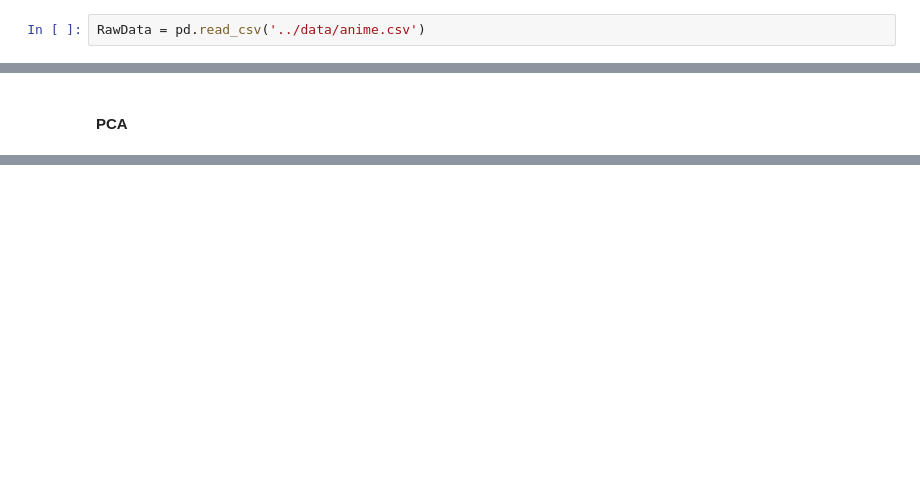
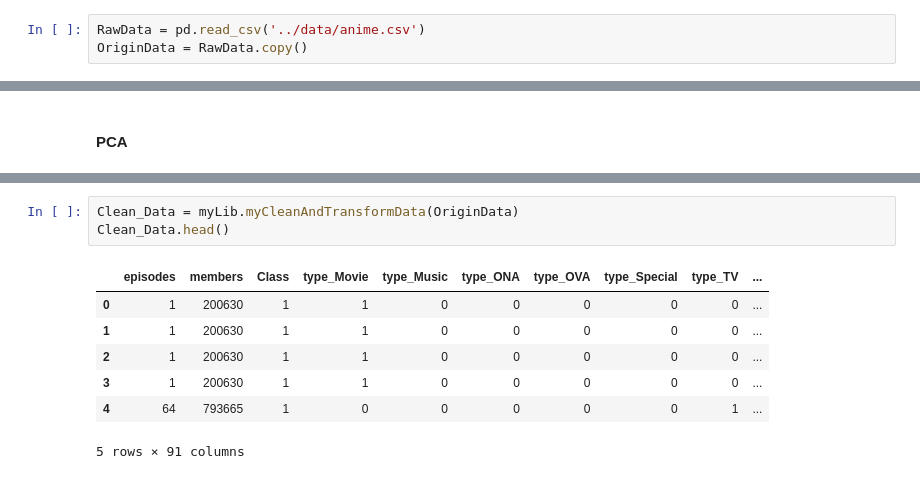
Before and after one commit to ngocbaosp/ML-Projects, a Jupyter notebook: notebooks/EDA.ipynb, the cells around one changed output, grey strips where cells are left out. Saved outputs shown, nothing was run; the diff lists cells and outputs as text; blank space fills up the shorter version.

```diff
--- a/notebooks/EDA.ipynb
+++ b/notebooks/EDA.ipynb
@@ -28,6 +30,7 @@ import functions as myLib
 # Load data from files
 # %%
 RawData = pd.read_csv('../data/anime.csv')
+OriginData = RawData.copy()
 # %% [markdown]
 <div class="alert alert-block alert-info">
 Some comments here
@@ -206,0 +477,11 @@ PCA_Data.head()
+# %%
+Clean_Data = myLib.myCleanAndTransformData(OriginData)
+Clean_Data.head()
+# %% [output]
+|  | episodes | members | Class | type_Movie | type_Music | type_ONA | type_OVA | type_Special | type_TV | ... |
+| 0 | 1 | 200630 | 1 | 1 | 0 | 0 | 0 | 0 | 0 | ... |
+| 1 | 1 | 200630 | 1 | 1 | 0 | 0 | 0 | 0 | 0 | ... |
+| 2 | 1 | 200630 | 1 | 1 | 0 | 0 | 0 | 0 | 0 | ... |
+| 3 | 1 | 200630 | 1 | 1 | 0 | 0 | 0 | 0 | 0 | ... |
+| 4 | 64 | 793665 | 1 | 0 | 0 | 0 | 0 | 0 | 1 | ... |
+5 rows × 91 columns
```
Also changed, not shown: parts of 40 cells of this notebook, 2 other files.
